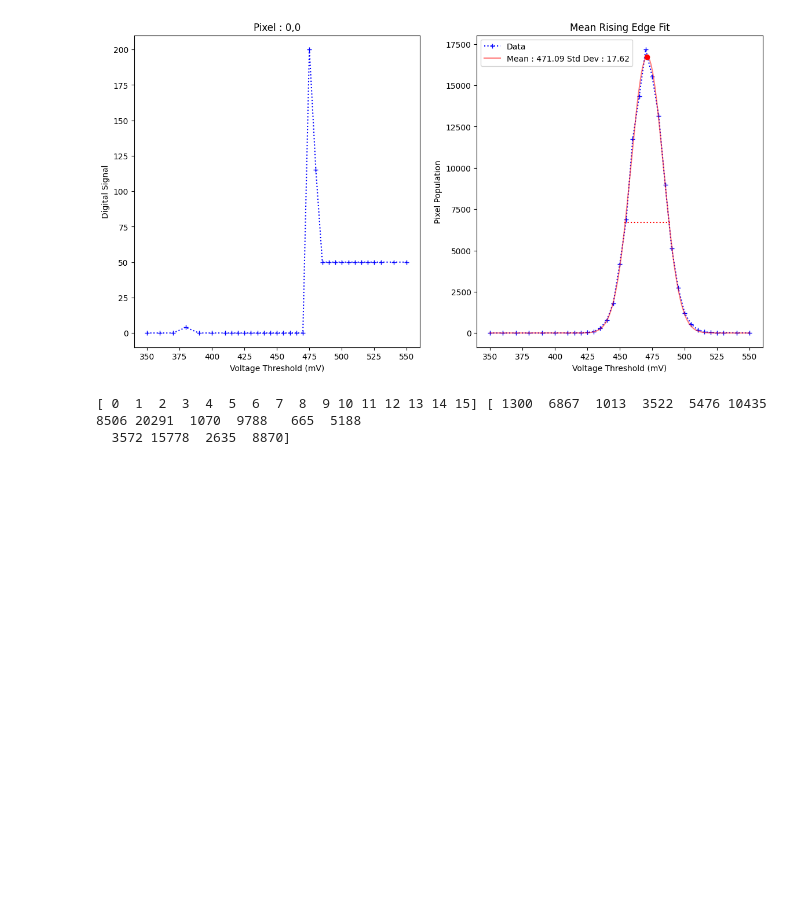
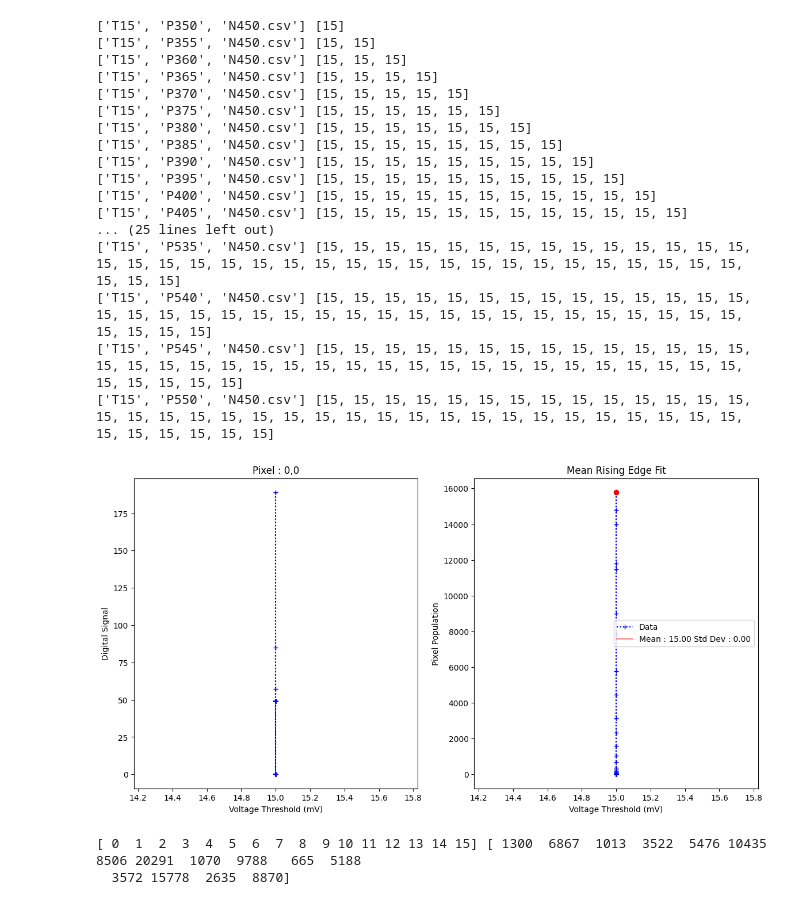
Before and after one commit to jrjfeath/PyMMS, a Jupyter notebook: Analysis.ipynb, the cells around one changed output. Saved outputs shown, nothing was run; the diff lists cells and outputs as text; code cells hidden in the pictures; blank space fills up the shorter version.

```diff
--- a/Analysis.ipynb
+++ b/Analysis.ipynb
@@ -33,7 +33,7 @@ class DetermineFit():
         self.column = column
         files = [x for x in os.listdir(directory)]
         if files != self.files:
-            self.files = [x for x in os.listdir(directory)]
+            self.files = [x for x in os.listdir(directory) if x.endswith('.csv')]
             self.directory = directory
             self.static_trim()
         self.plot_static()
@@ -60,7 +60,8 @@ class DetermineFit():
         initial_threshold_values = []
         for _, opf in enumerate(self.files):
             name = opf.split('_')
-            v_thresh.append(int(name[0][1:]))
+            v_thresh.append(int(name[1][1:]))
+            print(name, v_thresh)
             data = np.loadtxt(f'{self.directory}/{opf}', delimiter=',', dtype=np.uint8, converters=float, comments='#')
             initial_threshold_values.append(data)
         v_thresh = np.array(v_thresh)
@@ -103,10 +104,27 @@ class DetermineFit():
 determine_fit = DetermineFit()
 # %%
 # Determine mean rising edge from a trim value of 15 for all pixels
-directory = f'C:/Users/chem-chem1612/Documents/PIMMS-Calibration/25-07-24/15'
+directory = f'C:/Users/chem-chem1612/Documents/PIMMS-Calibration/19-08-24'
 determine_fit.find_gaussian_fit(directory,row=0,column=0)
 # %% [output]
+['T15', 'P350', 'N450.csv'] [15]
+['T15', 'P355', 'N450.csv'] [15, 15]
+['T15', 'P360', 'N450.csv'] [15, 15, 15]
+['T15', 'P365', 'N450.csv'] [15, 15, 15, 15]
+['T15', 'P370', 'N450.csv'] [15, 15, 15, 15, 15]
+['T15', 'P375', 'N450.csv'] [15, 15, 15, 15, 15, 15]
+['T15', 'P380', 'N450.csv'] [15, 15, 15, 15, 15, 15, 15]
+['T15', 'P385', 'N450.csv'] [15, 15, 15, 15, 15, 15, 15, 15]
+['T15', 'P390', 'N450.csv'] [15, 15, 15, 15, 15, 15, 15, 15, 15]
+['T15', 'P395', 'N450.csv'] [15, 15, 15, 15, 15, 15, 15, 15, 15, 15]
+['T15', 'P400', 'N450.csv'] [15, 15, 15, 15, 15, 15, 15, 15, 15, 15, 15]
+['T15', 'P405', 'N450.csv'] [15, 15, 15, 15, 15, 15, 15, 15, 15, 15, 15, 15]
+... (25 lines left out)
+['T15', 'P535', 'N450.csv'] [15, 15, 15, 15, 15, 15, 15, 15, 15, 15, 15, 15, 15, 15, 15, 15, 15, 15, 15, 15, 15, 15, 15, 15, 15, 15, 15, 15, 15, 15, 15, 15, 15, 15, 15, 15, 15, 15]
+['T15', 'P540', 'N450.csv'] [15, 15, 15, 15, 15, 15, 15, 15, 15, 15, 15, 15, 15, 15, 15, 15, 15, 15, 15, 15, 15, 15, 15, 15, 15, 15, 15, 15, 15, 15, 15, 15, 15, 15, 15, 15, 15, 15, 15]
+['T15', 'P545', 'N450.csv'] [15, 15, 15, 15, 15, 15, 15, 15, 15, 15, 15, 15, 15, 15, 15, 15, 15, 15, 15, 15, 15, 15, 15, 15, 15, 15, 15, 15, 15, 15, 15, 15, 15, 15, 15, 15, 15, 15, 15, 15]
+['T15', 'P550', 'N450.csv'] [15, 15, 15, 15, 15, 15, 15, 15, 15, 15, 15, 15, 15, 15, 15, 15, 15, 15, 15, 15, 15, 15, 15, 15, 15, 15, 15, 15, 15, 15, 15, 15, 15, 15, 15, 15, 15, 15, 15, 15, 15]
-[figure, old version]
+[figure, new version]
 # %%
 directory = 'Q:/Cameras/PImMS/Trim_Files/25-07-24'
 mean = 471.09
```
Also changed, not shown: 6 other files.
